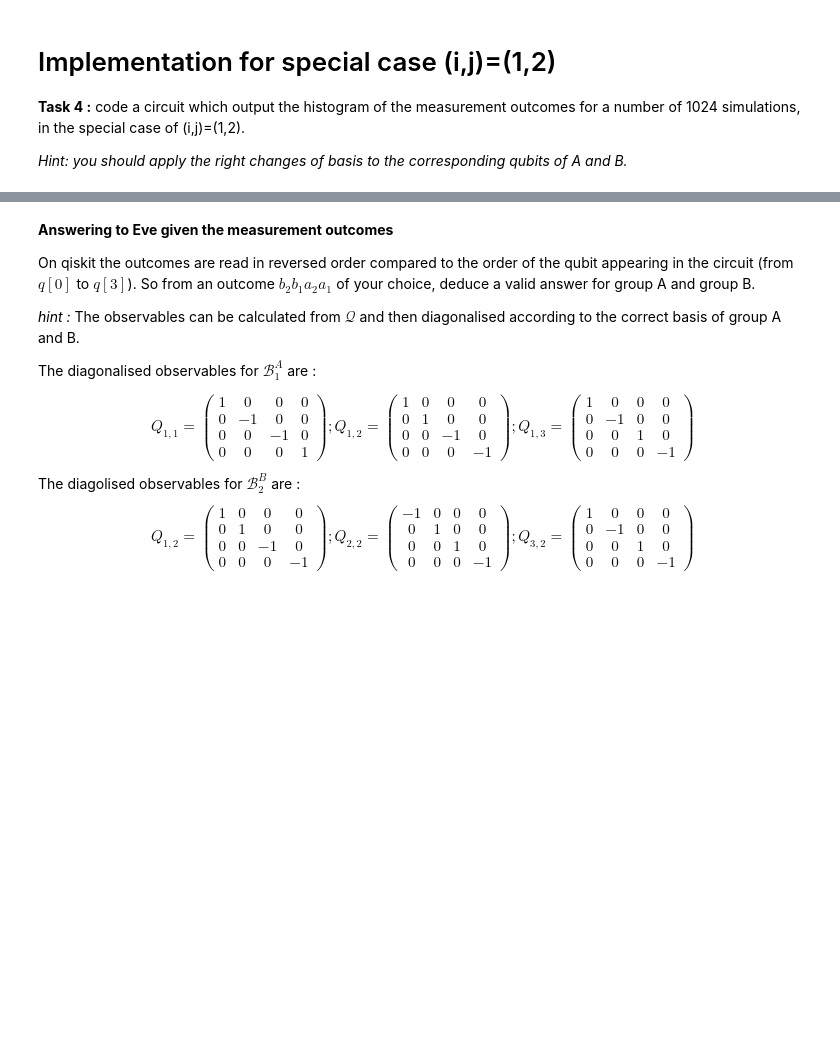
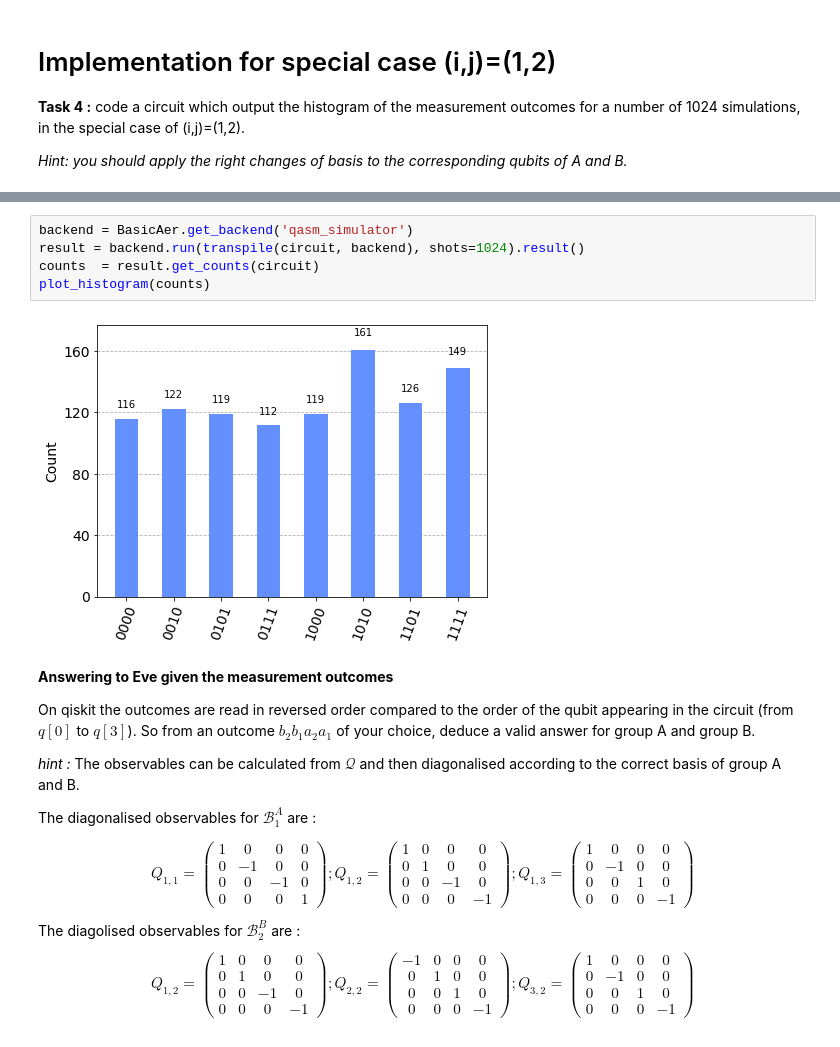
Before and after one commit to maximrepidgey/lauzhack-quantum-2022, a Jupyter notebook: Open challenge.ipynb, the cells around one changed output, grey strips where cells are left out. Saved outputs shown, nothing was run; the diff lists cells and outputs as text; blank space fills up the shorter version.

```diff
--- a/Open challenge.ipynb
+++ b/Open challenge.ipynb
@@ -184,3 +230,10 @@ ibmqfactory.load_account:WARNING:2022-11-29 20:24:37,753: Credentials are alread
+# %%
+backend = BasicAer.get_backend('qasm_simulator')
+result = backend.run(transpile(circuit, backend), shots=1024).result()
+counts  = result.get_counts(circuit)
+plot_histogram(counts)
+# %% [output]
+[figure, added]
 # %% [markdown]
 **Answering to Eve given the measurement outcomes**
 
```
Also changed, not shown: parts of 13 cells of this notebook.
